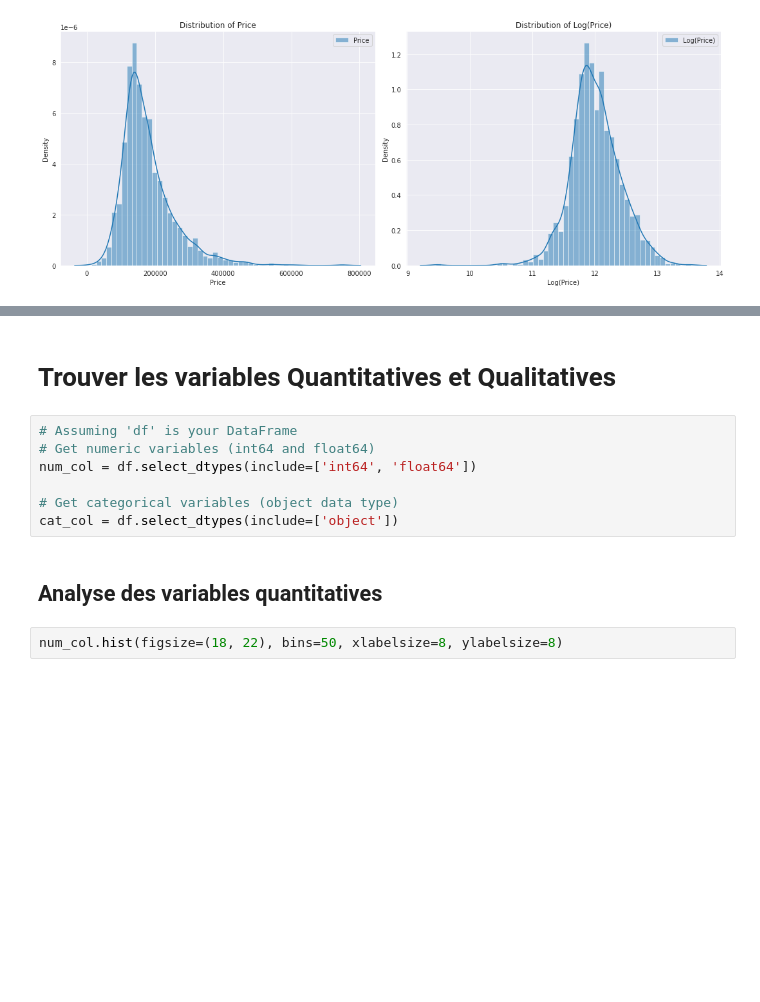
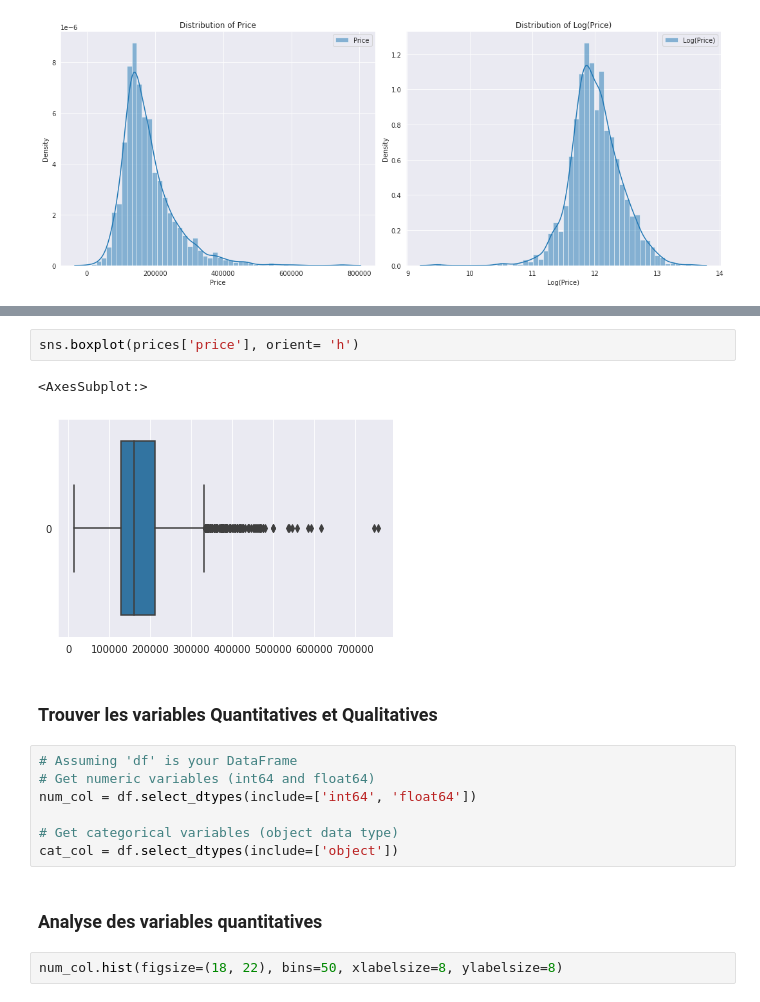
Before and after one commit to emaddar/E2_P3, a Jupyter notebook: analyse_model/analysis.ipynb, the cells around one changed output, grey strips where cells are left out. Drawn from its saved outputs; the diff is of its cells as text; blank space fills up the shorter version.

```diff
--- a/analyse_model/analysis.ipynb
+++ b/analyse_model/analysis.ipynb
@@ -221,5 +233,10 @@ extended_describe(prices['log(price)'])
+# %%
+sns.boxplot(prices['price'], orient= 'h')
+# %% [output]
+<AxesSubplot:>
+[figure, added]
 # %% [markdown]
-# Trouver les variables Quantitatives et Qualitatives
+### Trouver les variables Quantitatives et Qualitatives
 # %%
 # Assuming 'df' is your DataFrame
 # Get numeric variables (int64 and float64)
@@ -228,7 +245,7 @@ num_col = df.select_dtypes(include=['int64', 'float64'])
 # Get categorical variables (object data type)
 cat_col = df.select_dtypes(include=['object'])
 # %% [markdown]
-## Analyse des variables quantitatives
+### Analyse des variables quantitatives
 # %%
 num_col.hist(figsize=(18, 22), bins=50, xlabelsize=8, ylabelsize=8)
 # %% [output]
```
Also changed, not shown: parts of 10 cells of this notebook, 1 other file.
